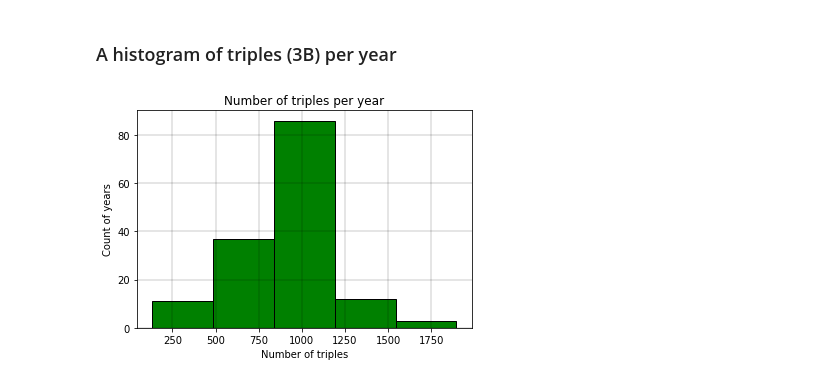
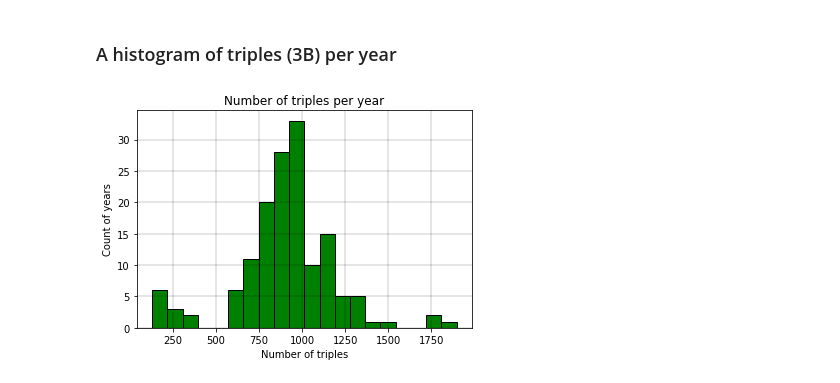
Before and after one commit to rcortezk9/DSProject2, a Jupyter notebook: DSProject2.ipynb, the cells around one changed output. Cells and saved outputs as stored; diff of their text form; code cells hidden in the pictures.

```diff
--- a/DSProject2.ipynb
+++ b/DSProject2.ipynb
@@ -126,14 +127,14 @@ Name: playerID, dtype: object
 # %%
 %matplotlib inline
 batting['3B'] = pd.to_numeric(batting['3B'])
 df_batting = batting[['playerID', 'yearID', '3B', 'SB']]
 df_batting = df_batting.groupby('yearID').sum().reset_index()
 
-_ = plt.hist(df_batting['3B'], bins=5, color='g', edgecolor='black')
+_ = plt.hist(df_batting['3B'], bins=20, color='g', edgecolor='black')
 _ = plt.title('Number of triples per year')
 _ = plt.xlabel('Number of triples')
 _ = plt.ylabel('Count of years')
 _ = plt.grid(color='k', linewidth=0.2)
 plt.show()
 # %% [output]
-[figure, old version]
+[figure, new version]
```
Also changed, not shown: parts of 3 cells of this notebook.
